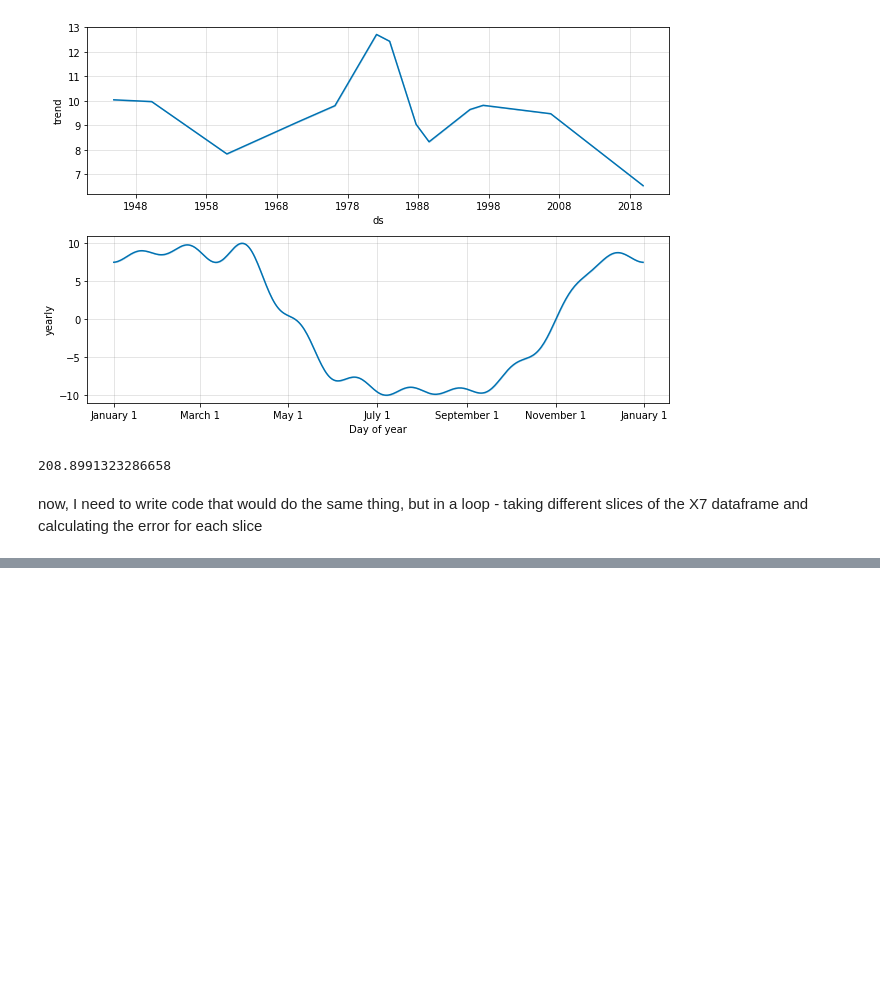
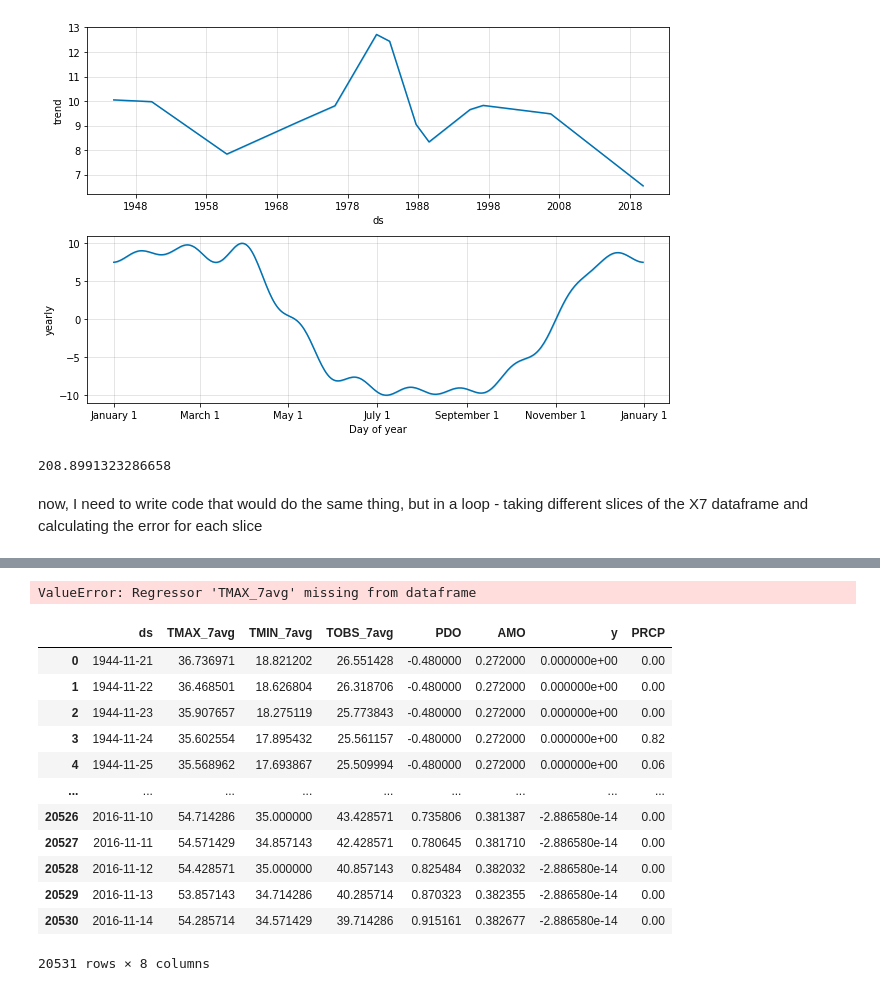
Before and after one commit to sjrekuc/Alta-Snowfall-Modeling, a Jupyter notebook: Capstone_Alta_Modeling.ipynb, the cells around one changed output, grey strips where cells are left out. Saved outputs shown, nothing was run; the diff lists cells and outputs as text; code cells hidden in the pictures; blank space fills up the shorter version.

```diff
--- a/Capstone_Alta_Modeling.ipynb
+++ b/Capstone_Alta_Modeling.ipynb
@@ -194 +211,72 @@ print(MSE7)
+# %%
+# let's add some regressors
+# function - takes in dataframe to model and test (November 15 - April 15)
+
+
+# manual loop for calculating error year by year
+RMSE7 = []
+dates = []
+X7_dum = pd.DataFrame()
+
+for yr in range(2016,2019):
+    # split date between test and train data set
+    split_date = str(yr) + '-11-14'
+    # end date of the test set at the end of winter
+    end_date = str(yr+1) + '-04-15'
+    # takes all of the data before the split date
+    X7_train = X7[X7['ds'] <= split_date]
+    # data set from the split through the next winter
+    X7_test = X7[(X7['ds'] <= end_date) & (X7['ds'] > split_date)]
+
+    # create dummy model X - just a constant average throughout the season
+    X7_dum['ds'] = X7_test['ds']
+    X7_dum['y'] = X7_train[X7_train['ds'].dt.month.isin(['12','01','02','03','04'])]['y'].mean()
+
+    # model based on the training data set
+    m_fb = Prophet(yearly_seasonality = True, daily_seasonality=False, weekly_seasonality=False)
+    m_fb.add_regressor('TMAX_7avg')
+    m_fb.add_regressor('TMIN_7avg')
+    m_fb.add_regressor('TOBS_7avg')
+    m_fb.add_regressor('PDO')
+    m_fb.add_regressor('AMO')
+    m_fb.fit(X7_train)
+    # predicts for 1 year based on that model
+    future = m_fb.make_future_dataframe(periods=365)
+    forecast = m_fb.predict(future)
+
+    # split out that last winter from the prediction set
+    compare = forecast[(forecast['ds'] <= end_date) & (forecast['ds'] > split_date)]
+    # calculate the mean squared error
+    RMSE = np.sqrt(mean_squared_error(X7_test['y'],compare['yhat']))
+    #print(yr, compare['yhat'].shape, X7_test['y'].shape)
+    dates.append([compare, X7_test, X7_dum])
+
+    #calculate the RMSE for the dummy model
+    RMSE_mean = np.sqrt(mean_squared_error(X7_test['y'], X7_dum['y']))
+
+
+    # append the mean squared error to the list
+    RMSE7.append([RMSE, RMSE_mean, RMSE - RMSE_mean])
+
+
+# print the resulting MSE
+print(RMSE7)
+# %% [output]
+ValueError: Regressor 'TMAX_7avg' missing from dataframe
+# %%
+X7_train
+# %% [output]
+|  | ds | TMAX_7avg | TMIN_7avg | TOBS_7avg | PDO | AMO | y | PRCP |
+| 0 | 1944-11-21 | 36.736971 | 18.821202 | 26.551428 | -0.480000 | 0.272000 | 0.000000e+00 | 0.00 |
+| 1 | 1944-11-22 | 36.468501 | 18.626804 | 26.318706 | -0.480000 | 0.272000 | 0.000000e+00 | 0.00 |
+| 2 | 1944-11-23 | 35.907657 | 18.275119 | 25.773843 | -0.480000 | 0.272000 | 0.000000e+00 | 0.00 |
+| 3 | 1944-11-24 | 35.602554 | 17.895432 | 25.561157 | -0.480000 | 0.272000 | 0.000000e+00 | 0.82 |
+| 4 | 1944-11-25 | 35.568962 | 17.693867 | 25.509994 | -0.480000 | 0.272000 | 0.000000e+00 | 0.06 |
+| ... | ... | ... | ... | ... | ... | ... | ... | ... |
+| 20526 | 2016-11-10 | 54.714286 | 35.000000 | 43.428571 | 0.735806 | 0.381387 | -2.886580e-14 | 0.00 |
+| 20527 | 2016-11-11 | 54.571429 | 34.857143 | 42.428571 | 0.780645 | 0.381710 | -2.886580e-14 | 0.00 |
+| 20528 | 2016-11-12 | 54.428571 | 35.000000 | 40.857143 | 0.825484 | 0.382032 | -2.886580e-14 | 0.00 |
+| 20529 | 2016-11-13 | 53.857143 | 34.714286 | 40.285714 | 0.870323 | 0.382355 | -2.886580e-14 | 0.00 |
+| 20530 | 2016-11-14 | 54.285714 | 34.571429 | 39.714286 | 0.915161 | 0.382677 | -2.886580e-14 | 0.00 |
+20531 rows × 8 columns
 # %%
```
Also changed, not shown: parts of 12 cells of this notebook.
